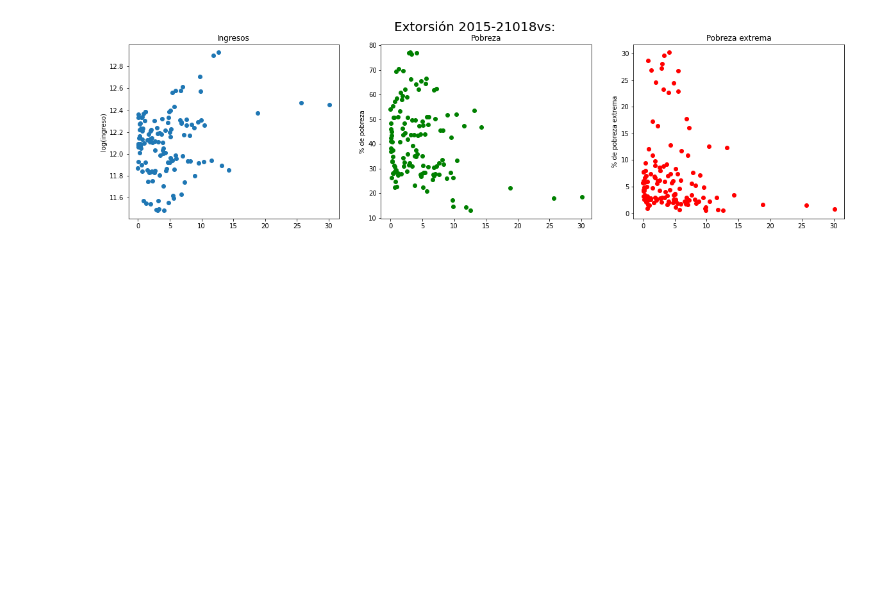
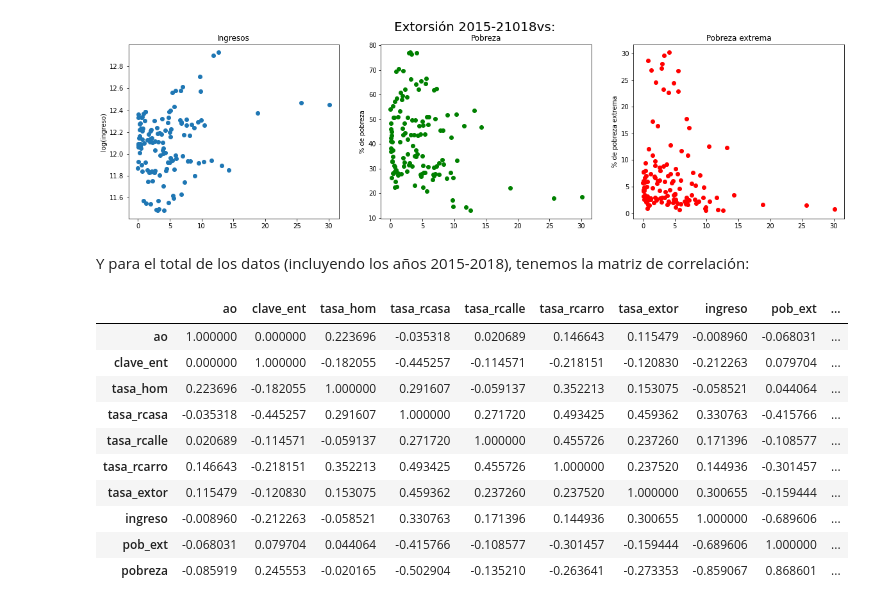
Before and after one commit to prope-2020-gh-classroom/practica-final-por-equipos-verano-2020-itam-JSOHE, a Jupyter notebook: cbautistap_wf.ipynb, the cells around one changed output. Saved outputs shown, nothing was run; the diff lists cells and outputs as text; code cells hidden in the pictures; blank space fills up the shorter version.

```diff
--- a/cbautistap_wf.ipynb
+++ b/cbautistap_wf.ipynb
@@ -671,3 +700,19 @@ plt.suptitle("Extorsión 2015-21018vs:",fontsize=20)
 plt.show()
 # %% [output]
 [figure]
+# %% [markdown]
+Y para el total de los datos (incluyendo los años 2015-2018), tenemos la matriz de correlación:
+# %%
+bd_cbp.corr()
+# %% [output]
+|  | ao | clave_ent | tasa_hom | tasa_rcasa | tasa_rcalle | tasa_rcarro | tasa_extor | ingreso | pob_ext | ... |
+| ao | 1.000000 | 0.000000 | 0.223696 | -0.035318 | 0.020689 | 0.146643 | 0.115479 | -0.008960 | -0.068031 | ... |
+| clave_ent | 0.000000 | 1.000000 | -0.182055 | -0.445257 | -0.114571 | -0.218151 | -0.120830 | -0.212263 | 0.079704 | ... |
+| tasa_hom | 0.223696 | -0.182055 | 1.000000 | 0.291607 | -0.059137 | 0.352213 | 0.153075 | -0.058521 | 0.044064 | ... |
+| tasa_rcasa | -0.035318 | -0.445257 | 0.291607 | 1.000000 | 0.271720 | 0.493425 | 0.459362 | 0.330763 | -0.415766 | ... |
+| tasa_rcalle | 0.020689 | -0.114571 | -0.059137 | 0.271720 | 1.000000 | 0.455726 | 0.237260 | 0.171396 | -0.108577 | ... |
+| tasa_rcarro | 0.146643 | -0.218151 | 0.352213 | 0.493425 | 0.455726 | 1.000000 | 0.237520 | 0.144936 | -0.301457 | ... |
+| tasa_extor | 0.115479 | -0.120830 | 0.153075 | 0.459362 | 0.237260 | 0.237520 | 1.000000 | 0.300655 | -0.159444 | ... |
+| ingreso | -0.008960 | -0.212263 | -0.058521 | 0.330763 | 0.171396 | 0.144936 | 0.300655 | 1.000000 | -0.689606 | ... |
+| pob_ext | -0.068031 | 0.079704 | 0.044064 | -0.415766 | -0.108577 | -0.301457 | -0.159444 | -0.689606 | 1.000000 | ... |
+| pobreza | -0.085919 | 0.245553 | -0.020165 | -0.502904 | -0.135210 | -0.263641 | -0.273353 | -0.859067 | 0.868601 | ... |
```
Also changed, not shown: parts of 6 cells of this notebook.
